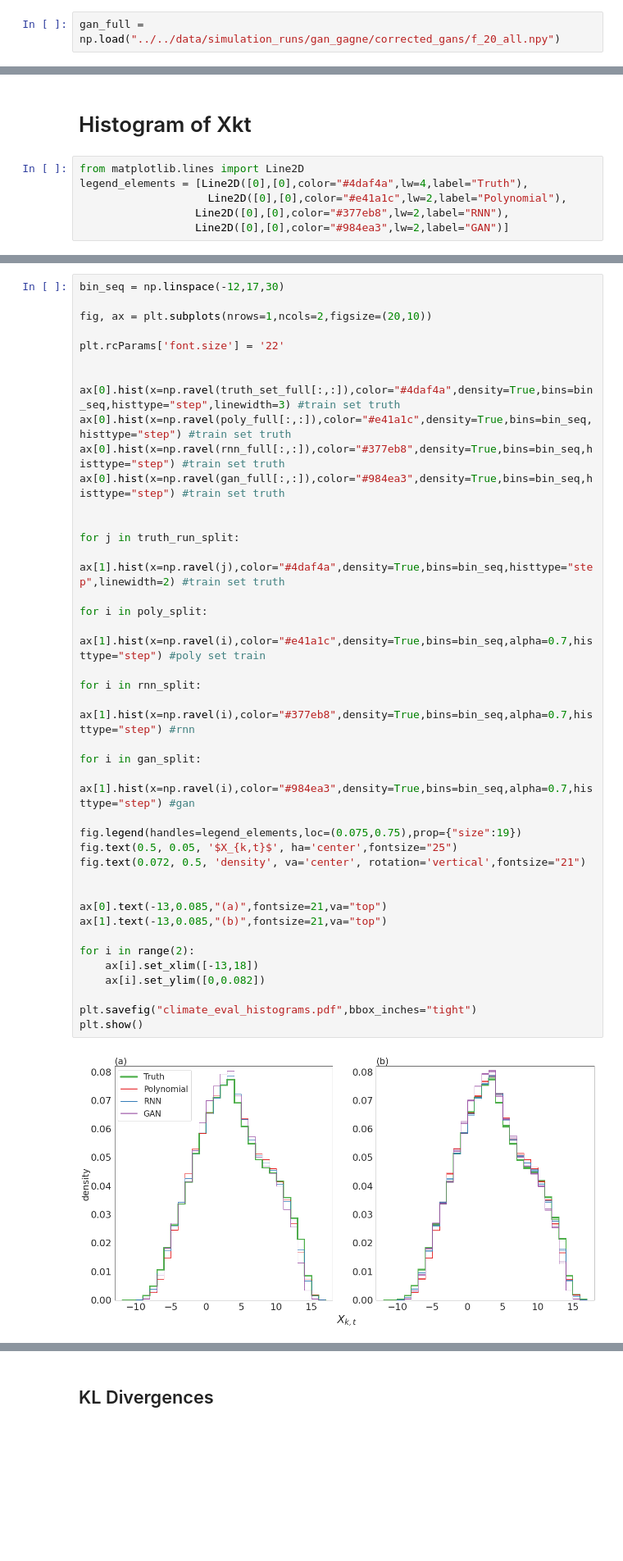
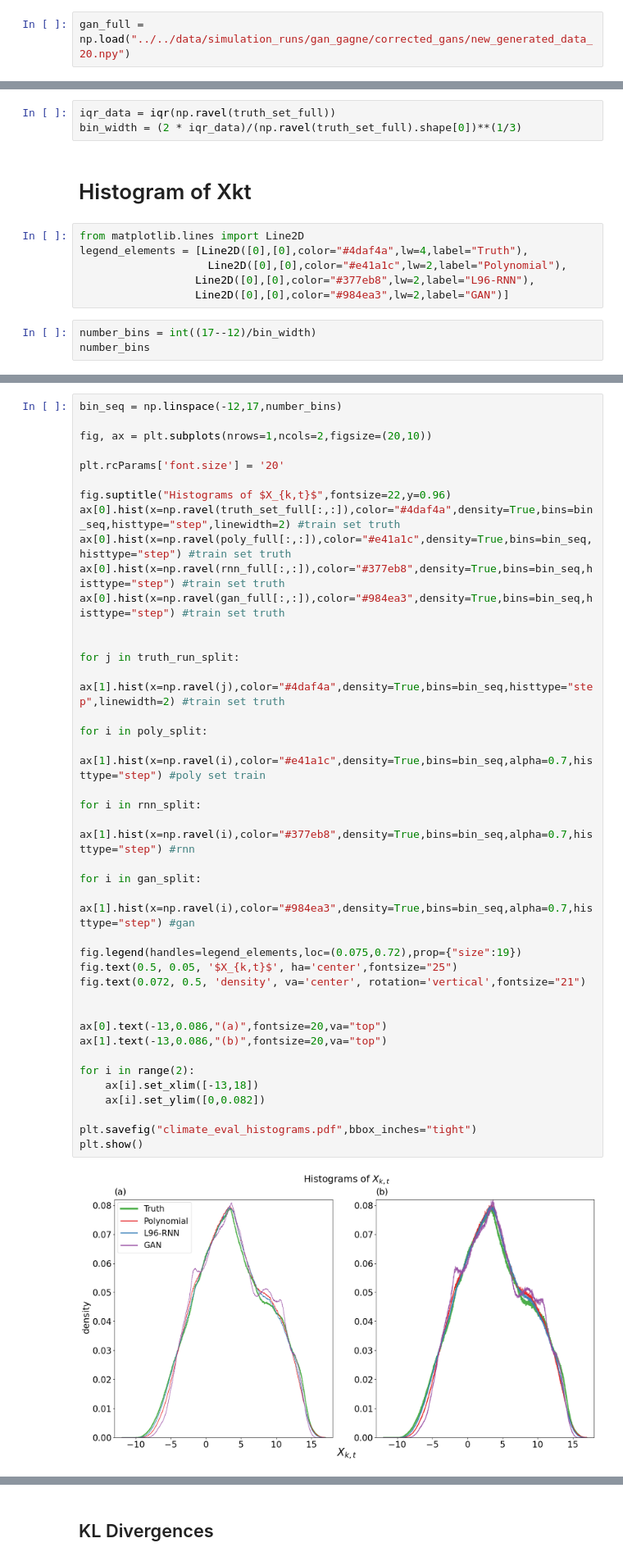
Before and after one commit to raghul-parthipan/l96_rnn, a Jupyter notebook: analysis/analysis_notebook/climate_analysis_histograms.ipynb, the cells around one changed output, grey strips where cells are left out. Shown at 82% size. Drawn from its saved outputs; the diff is of its cells as text; blank space fills up the shorter version.

```diff
--- a/analysis/analysis_notebook/climate_analysis_histograms.ipynb
+++ b/analysis/analysis_notebook/climate_analysis_histograms.ipynb
@@ -31,14 +32,20 @@ rnn_full = np.load("../../data/simulation_runs/rnn/rnn_final/f_20_data/f_20_all.
 # %%
 rnn_split = [i for i in np.array_split(rnn_full,5,axis=0)]
 # %%
-gan_full = np.load("../../data/simulation_runs/gan_gagne/corrected_gans/f_20_all.npy")
+gan_full = np.load("../../data/simulation_runs/gan_gagne/corrected_gans/new_generated_data_20.npy")
 # %%
 gan_split = [i for i in np.array_split(gan_full,5,axis=0)]
+# %%
+iqr_data = iqr(np.ravel(truth_set_full))
+bin_width = (2 * iqr_data)/(np.ravel(truth_set_full).shape[0])**(1/3)
 # %% [markdown]
 # Histogram of Xkt #
 # %%
 from matplotlib.lines import Line2D
 legend_elements = [Line2D([0],[0],color="#4daf4a",lw=4,label="Truth"),
                     Line2D([0],[0],color="#e41a1c",lw=2,label="Polynomial"),
-                  Line2D([0],[0],color="#377eb8",lw=2,label="RNN"),
+                  Line2D([0],[0],color="#377eb8",lw=2,label="L96-RNN"),
                   Line2D([0],[0],color="#984ea3",lw=2,label="GAN")]
+# %%
+number_bins = int((17--12)/bin_width)
+number_bins
@@ -45,42 +54,42 @@ legend_elements = [Line2D([0],[0],color="#4daf4a",lw=4,label="Truth"),
 # %%
-bin_seq = np.linspace(-12,17,30)
+bin_seq = np.linspace(-12,17,number_bins)
 
 fig, ax = plt.subplots(nrows=1,ncols=2,figsize=(20,10))
 
-plt.rcParams['font.size'] = '22'
+plt.rcParams['font.size'] = '20'
 
-
-ax[0].hist(x=np.ravel(truth_set_full[:,:]),color="#4daf4a",density=True,bins=bin_seq,histtype="step",linewidth=3) #train set truth
+fig.suptitle("Histograms of $X_{k,t}$",fontsize=22,y=0.96)
+ax[0].hist(x=np.ravel(truth_set_full[:,:]),color="#4daf4a",density=True,bins=bin_seq,histtype="step",linewidth=2) #train set truth
 ax[0].hist(x=np.ravel(poly_full[:,:]),color="#e41a1c",density=True,bins=bin_seq,histtype="step") #train set truth
 ax[0].hist(x=np.ravel(rnn_full[:,:]),color="#377eb8",density=True,bins=bin_seq,histtype="step") #train set truth
 ax[0].hist(x=np.ravel(gan_full[:,:]),color="#984ea3",density=True,bins=bin_seq,histtype="step") #train set truth
 
 
 for j in truth_run_split:
     ax[1].hist(x=np.ravel(j),color="#4daf4a",density=True,bins=bin_seq,histtype="step",linewidth=2) #train set truth
 
 for i in poly_split:
     ax[1].hist(x=np.ravel(i),color="#e41a1c",density=True,bins=bin_seq,alpha=0.7,histtype="step") #poly set train
 
 for i in rnn_split:
     ax[1].hist(x=np.ravel(i),color="#377eb8",density=True,bins=bin_seq,alpha=0.7,histtype="step") #rnn
 
 for i in gan_split:
     ax[1].hist(x=np.ravel(i),color="#984ea3",density=True,bins=bin_seq,alpha=0.7,histtype="step") #gan
 
-fig.legend(handles=legend_elements,loc=(0.075,0.75),prop={"size":19})
+fig.legend(handles=legend_elements,loc=(0.075,0.72),prop={"size":19})
 fig.text(0.5, 0.05, '$X_{k,t}$', ha='center',fontsize="25")
 fig.text(0.072, 0.5, 'density', va='center', rotation='vertical',fontsize="21")
 
 
-ax[0].text(-13,0.085,"(a)",fontsize=21,va="top")
-ax[1].text(-13,0.085,"(b)",fontsize=21,va="top")
+ax[0].text(-13,0.086,"(a)",fontsize=20,va="top")
+ax[1].text(-13,0.086,"(b)",fontsize=20,va="top")
 
 for i in range(2):
     ax[i].set_xlim([-13,18])
     ax[i].set_ylim([0,0.082])
 
 plt.savefig("climate_eval_histograms.pdf",bbox_inches="tight")
 plt.show()
 # %% [output]
-[figure, old version]
+[figure, new version]
```
Also changed, not shown: parts of 9 cells of this notebook.
